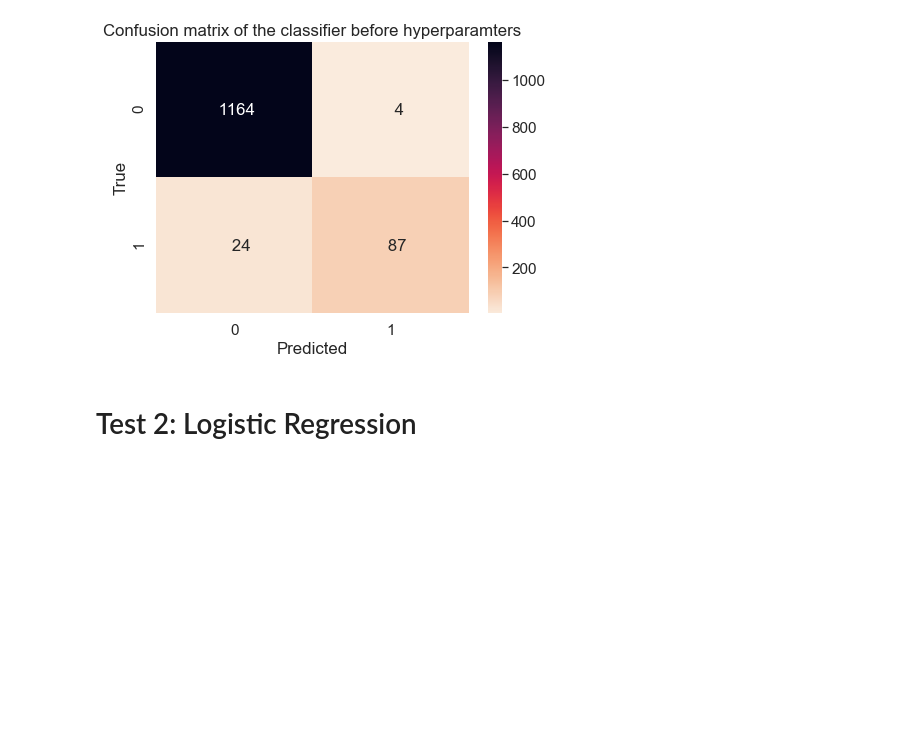
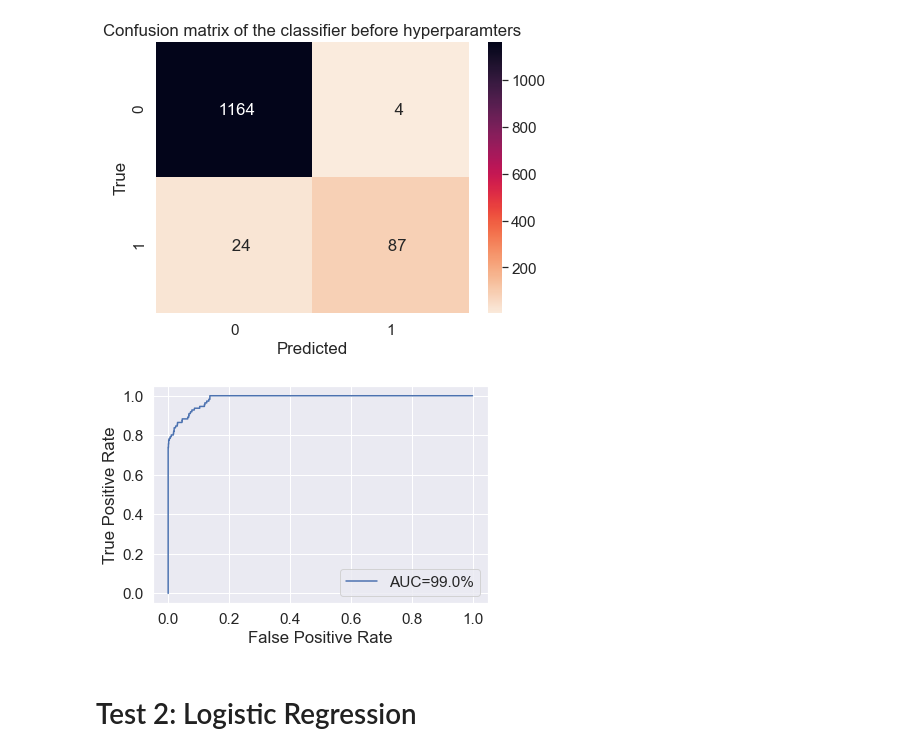
Before and after one commit to justintwoo/Mini-Project-1, a Jupyter notebook: Mini Project 3.ipynb, the cells around one changed output. Drawn from its saved outputs; the diff is of its cells as text; code cells hidden in the pictures; blank space fills up the shorter version.

```diff
--- a/Mini Project 3.ipynb
+++ b/Mini Project 3.ipynb
@@ -222,6 +206,18 @@ plt.show()
 [[1164    4]
  [  24   87]]
 [figure]
+# %%
+# creating AUC Curve
+
+fpr, tpr, t= metrics.roc_curve(y_test, prob_pred)
+auc = metrics.roc_auc_score(y_test,prob_pred)
+plt.plot(fpr,tpr,label="AUC="+str(100*round(auc,2))+"%")
+plt.xlabel('False Positive Rate')
+plt.ylabel('True Positive Rate')
+plt.legend()
+plt.show()
+# %% [output]
+[figure, added]
 # %% [markdown]
 # Test 2: Logistic Regression
 # %%
```
Also changed, not shown: parts of 1 cell of this notebook.
